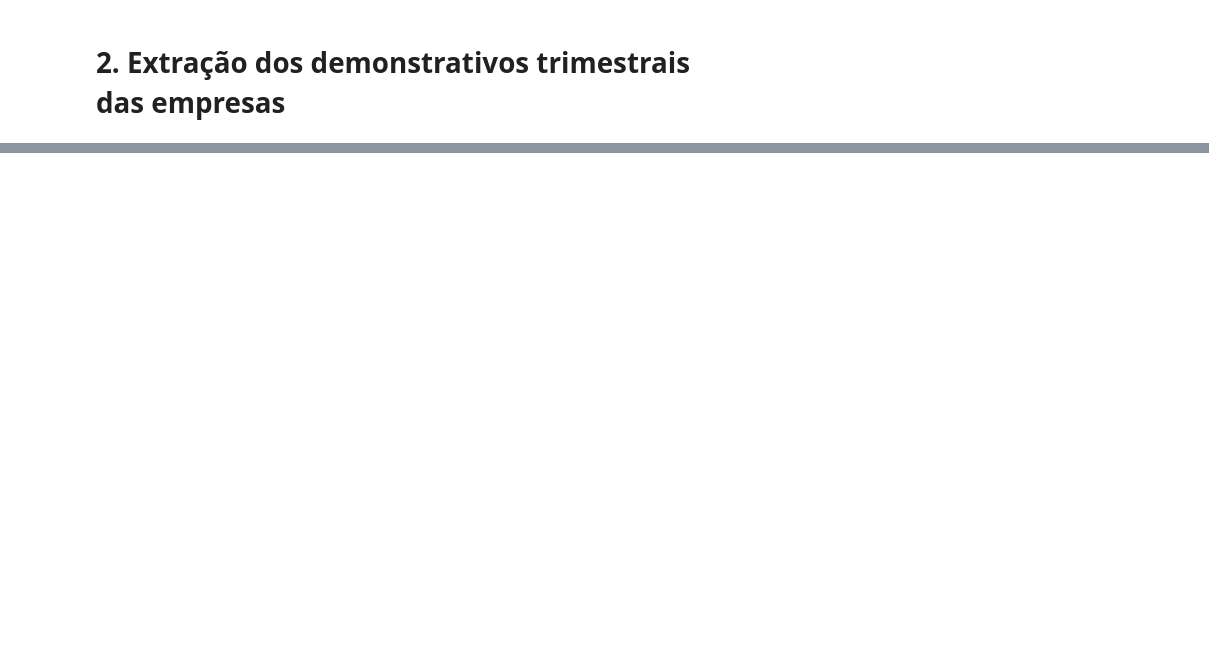
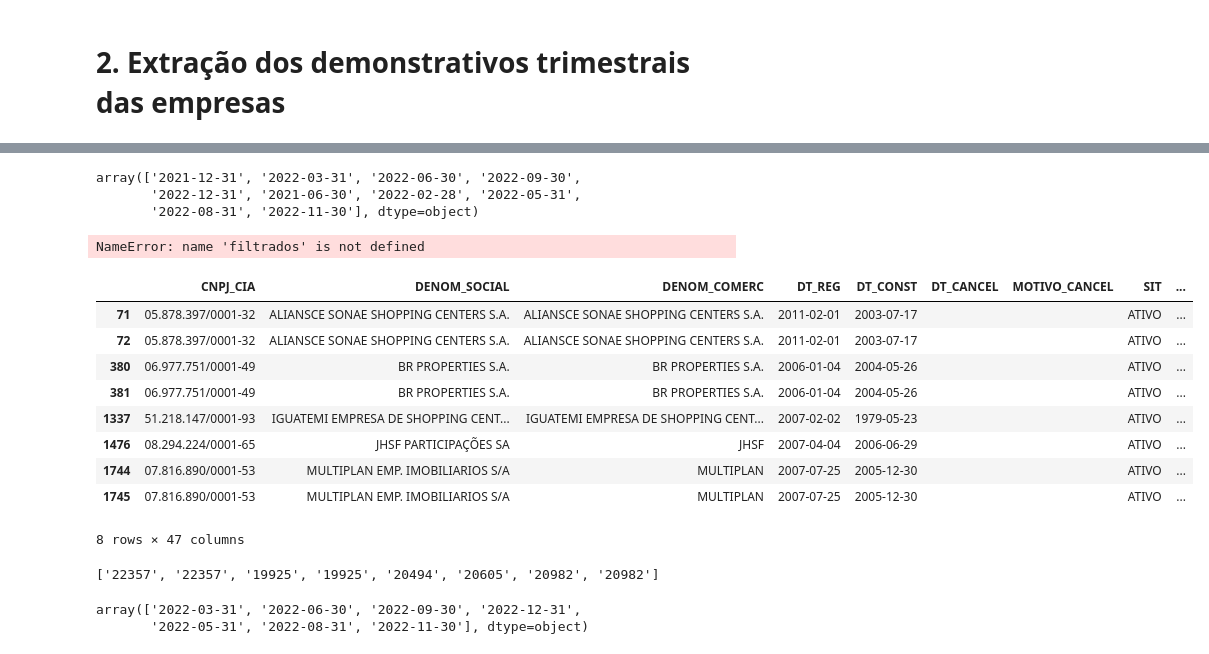
Before and after one commit to Akirahori/Python, a Jupyter notebook: Mercado_Financeiro/Python_Mercado_Financeiro/04. Análise Fundamentalista com Python.ipynb, the cells around one changed output, grey strips where cells are left out. Drawn from its saved outputs; the diff is of its cells as text; code cells hidden in the pictures; blank space fills up the shorter version.

```diff
--- a/Mercado_Financeiro/Python_Mercado_Financeiro/04. Análise Fundamentalista com Python.ipynb
+++ b/Mercado_Financeiro/Python_Mercado_Financeiro/04. Análise Fundamentalista com Python.ipynb
@@ -158,0 +157,12 @@ df[df['CD_CVM']]
+# %%
+df.DT_FIM_EXERC.unique()
+# %% [output]
+array(['2021-12-31', '2022-03-31', '2022-06-30', '2022-09-30',
+       '2022-12-31', '2021-06-30', '2022-02-28', '2022-05-31',
+       '2022-08-31', '2022-11-30'], dtype=object)
+# %%
+empresas = list(filtrados['CD_CVM'])
+# %% [output]
+NameError: name 'filtrados' is not defined
+# %%
+lista_cnpjs = ['05.878.397/0001-32','08.294.224/0001-65','07.816.890/0001-53','51.218.147/0001-93','06.977.751/0001-49']
@@ -158,0 +173,15 @@ df[df['CD_CVM']]
+# %%
+filtrados = data[data['CNPJ_CIA'].isin(lista_cnpjs)]
+# %%
+filtrados
+# %% [output]
+|  | CNPJ_CIA | DENOM_SOCIAL | DENOM_COMERC | DT_REG | DT_CONST | DT_CANCEL | MOTIVO_CANCEL | SIT | ... |
+| 71 | 05.878.397/0001-32 | ALIANSCE SONAE SHOPPING CENTERS S.A. | ALIANSCE SONAE SHOPPING CENTERS S.A. | 2011-02-01 | 2003-07-17 |  |  | ATIVO | ... |
+| 72 | 05.878.397/0001-32 | ALIANSCE SONAE SHOPPING CENTERS S.A. | ALIANSCE SONAE SHOPPING CENTERS S.A. | 2011-02-01 | 2003-07-17 |  |  | ATIVO | ... |
+| 380 | 06.977.751/0001-49 | BR PROPERTIES S.A. | BR PROPERTIES S.A. | 2006-01-04 | 2004-05-26 |  |  | ATIVO | ... |
+| 381 | 06.977.751/0001-49 | BR PROPERTIES S.A. | BR PROPERTIES S.A. | 2006-01-04 | 2004-05-26 |  |  | ATIVO | ... |
+| 1337 | 51.218.147/0001-93 | IGUATEMI EMPRESA DE SHOPPING CENT... | IGUATEMI EMPRESA DE SHOPPING CENT... | 2007-02-02 | 1979-05-23 |  |  | ATIVO | ... |
+| 1476 | 08.294.224/0001-65 | JHSF PARTICIPAÇÕES SA | JHSF | 2007-04-04 | 2006-06-29 |  |  | ATIVO | ... |
+| 1744 | 07.816.890/0001-53 | MULTIPLAN EMP. IMOBILIARIOS S/A | MULTIPLAN | 2007-07-25 | 2005-12-30 |  |  | ATIVO | ... |
+| 1745 | 07.816.890/0001-53 | MULTIPLAN EMP. IMOBILIARIOS S/A | MULTIPLAN | 2007-07-25 | 2005-12-30 |  |  | ATIVO | ... |
+8 rows × 47 columns
@@ -158,0 +190,9 @@ df[df['CD_CVM']]
+# %%
+empresas
+# %% [output]
+['22357', '22357', '19925', '19925', '20494', '20605', '20982', '20982']
+# %%
+df.DT_REFER.unique()
+# %% [output]
+array(['2022-03-31', '2022-06-30', '2022-09-30', '2022-12-31',
+       '2022-05-31', '2022-08-31', '2022-11-30'], dtype=object)
```
Also changed, not shown: parts of 19 cells of this notebook.
